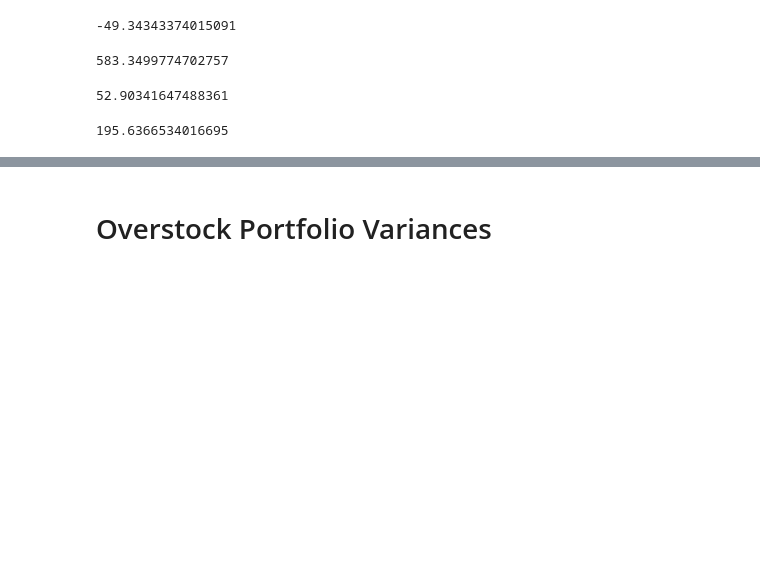
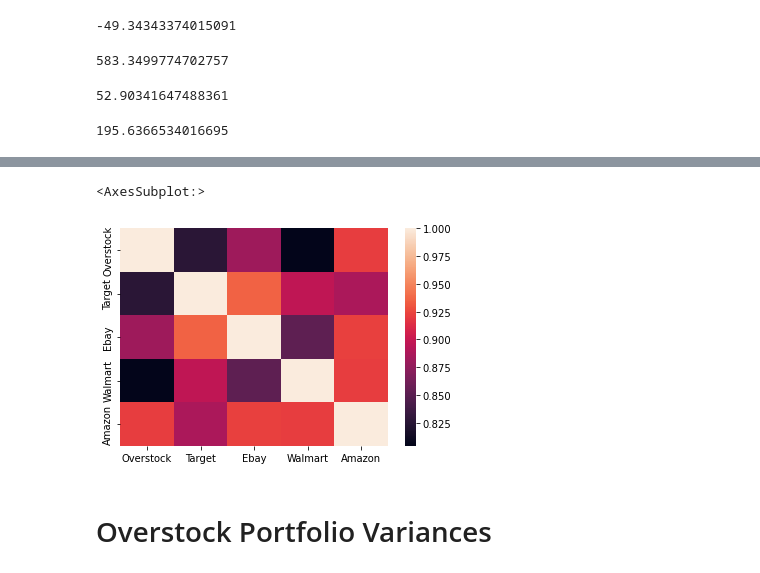
Before and after one commit to jojomani/modern_ecommerce_analysis, a Jupyter notebook: Modern_Variance_Analysis.ipynb, the cells around one changed output, grey strips where cells are left out. Cells and saved outputs as stored; diff of their text form; code cells hidden in the pictures; blank space fills up the shorter version.

```diff
--- a/src/Modern_Variance_Analysis.ipynb
+++ b/Modern_Variance_Analysis.ipynb
@@ -414,3 +415,9 @@ corr_df.head(10)
+# %%
+# Create a heatmap from the correlation values
+sns.heatmap(corr_df)
+# %% [output]
+<AxesSubplot:>
+[figure, added]
 # %% [markdown]
 # Overstock Portfolio Variances
 # %%
```
Also changed, not shown: parts of 23 cells of this notebook.
